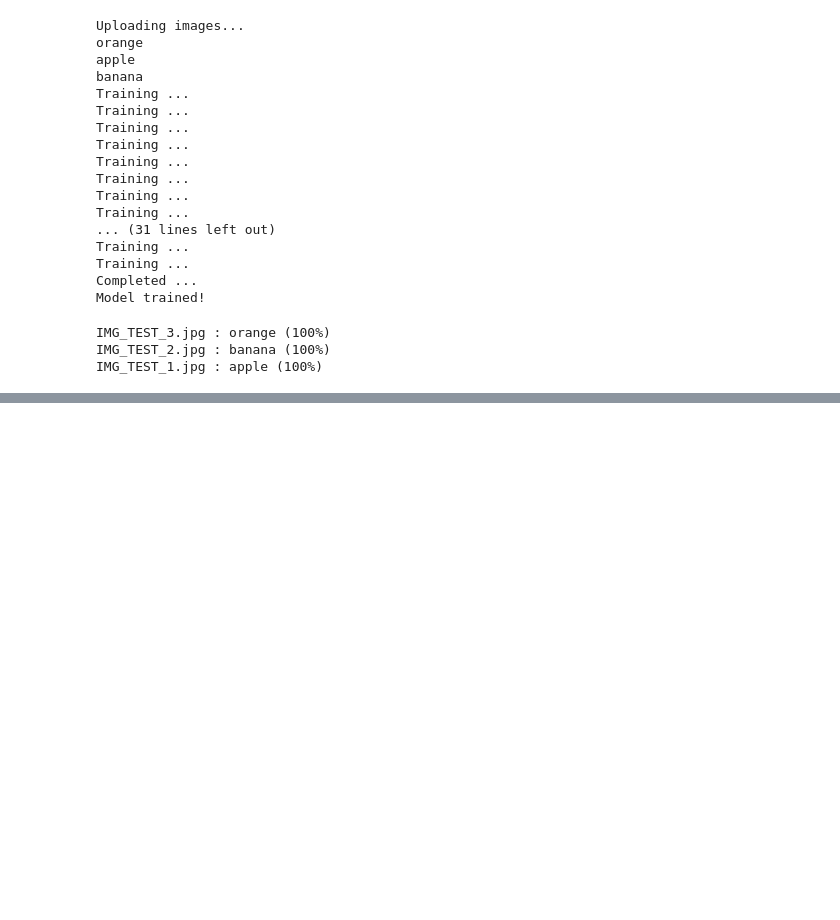
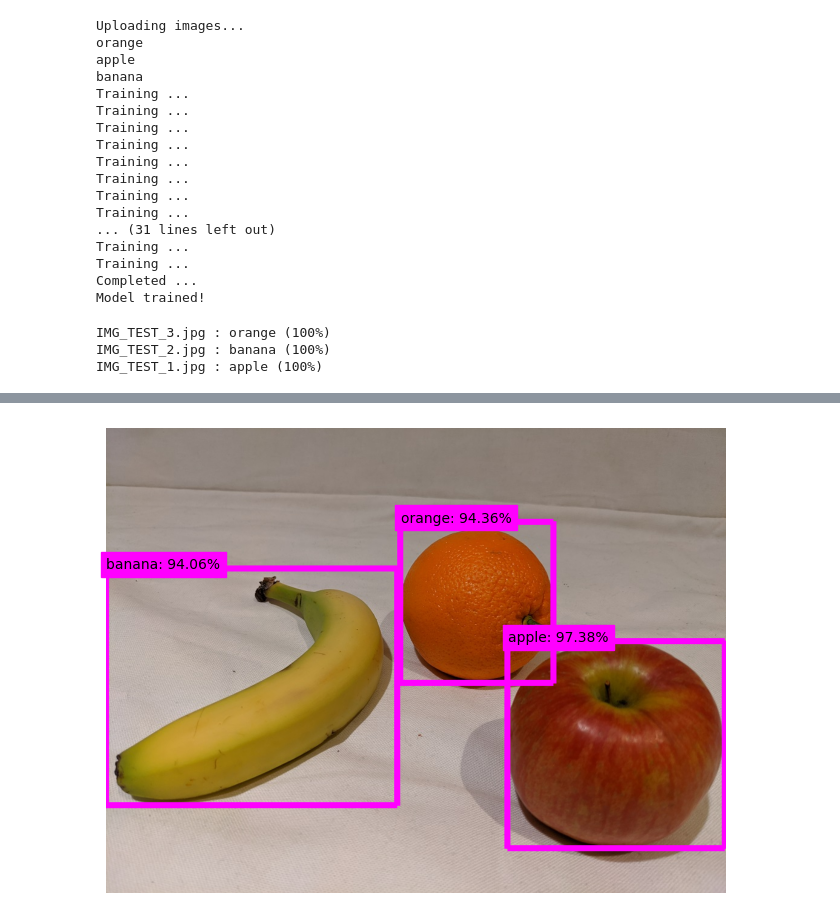
Before and after one commit to EgoHackZero/AI_Engineer, a Jupyter notebook: try.ipynb, the cells around one changed output, grey strips where cells are left out. Cells and saved outputs as stored; diff of their text form; code cells hidden in the pictures; blank space fills up the shorter version.

Commit message:
object detection done

```diff
--- a/try.ipynb
+++ b/try.ipynb
@@ -688,0 +799,78 @@ IMG_TEST_1.jpg : apple (100%)
+# %%
+from azure.cognitiveservices.vision.customvision.prediction import CustomVisionPredictionClient
+from msrest.authentication import ApiKeyCredentials
+from matplotlib import pyplot as plt
+from PIL import Image, ImageDraw, ImageFont
+import numpy as np
+import os
+
+def main():
+    from dotenv import load_dotenv
+
+    # Clear the console
+    os.system('cls' if os.name=='nt' else 'clear')
+
+    try:
+        # Get Configuration Settings
+        load_dotenv()
+        prediction_endpoint = os.getenv('AZURE_CLAS_PRED_END')
+        prediction_key = os.getenv('AZURE_CLAS_PRED_KEY')
+        project_id = os.getenv('AZURE_DET_PID')
+        model_name = os.getenv('AZURE_DET_PRED_MODEL')
+
+        # Authenticate a client for the training API
+        credentials = ApiKeyCredentials(in_headers={"Prediction-key": prediction_key})
+        prediction_client = CustomVisionPredictionClient(endpoint=prediction_endpoint, credentials=credentials)
+
+        # Detect objects in the image
+        image_file = 'additional files/produce.jpg'
+        print('Detecting objects in', image_file)
+        with open(image_file, mode="rb") as image_data:
+            results = prediction_client.detect_image(project_id, model_name, image_data)
+
+        # Loop over each prediction
+        for prediction in results.predictions:
+            # Get each prediction with a probability > 50%
+            if (prediction.probability*100) > 50:
+                print(prediction.tag_name)
+
+        # Create and save an annotated image
+        save_tagged_images(image_file, results.predictions)
+
+    except Exception as ex:
+        print(ex)
+
+def save_tagged_images(source_path, detected_objects):
+    #Load the image using Pillow
+    image = Image.open(source_path)
+    h, w, ch = np.array(image).shape
+    # Create a figure for the results
+    fig = plt.figure(figsize=(8, 8))
+    plt.axis('off')
+
+    # Display the image with boxes around each detected object
+    draw = ImageDraw.Draw(image)
+    lineWidth = int(w/100)
+    color = 'magenta'
+    for detected_object in detected_objects:
+        # Only show objects with a > 50% probability
+        if (detected_object.probability*100) > 50:
+            # Box coordinates and dimensions are proportional - convert to absolutes
+            left = detected_object.bounding_box.left * w
+            top = detected_object.bounding_box.top * h
+            height = detected_object.bounding_box.height * h
+            width =  detected_object.bounding_box.width * w
+            # Draw the box
+            points = ((left,top), (left+width,top), (left+width,top+height), (left,top+height),(left,top))
+            draw.line(points, fill=color, width=lineWidth)
+            # Add the tag name and probability
+            plt.annotate(detected_object.tag_name + ": {0:.2f}%".format(detected_object.probability * 100),(left,top), backgroundcolor=color)
+    plt.imshow(image)
+    outputfile = 'additional files/output.jpg'
+    fig.savefig(outputfile)
+    print('Results saved in', outputfile)
+
+
+if __name__ == "__main__":
+    main()
+# %% [output]
@@ -688,0 +882 @@ IMG_TEST_1.jpg : apple (100%)
+[figure, added]
```
Also changed, not shown: parts of 5 cells of this notebook, 3 other files.
